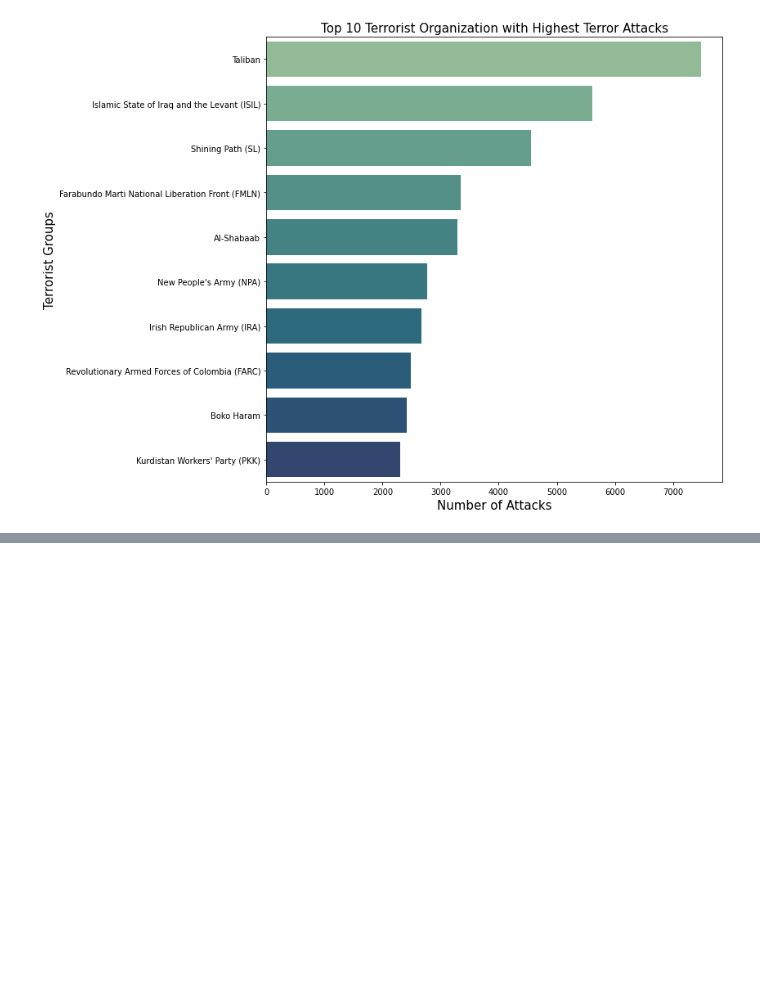
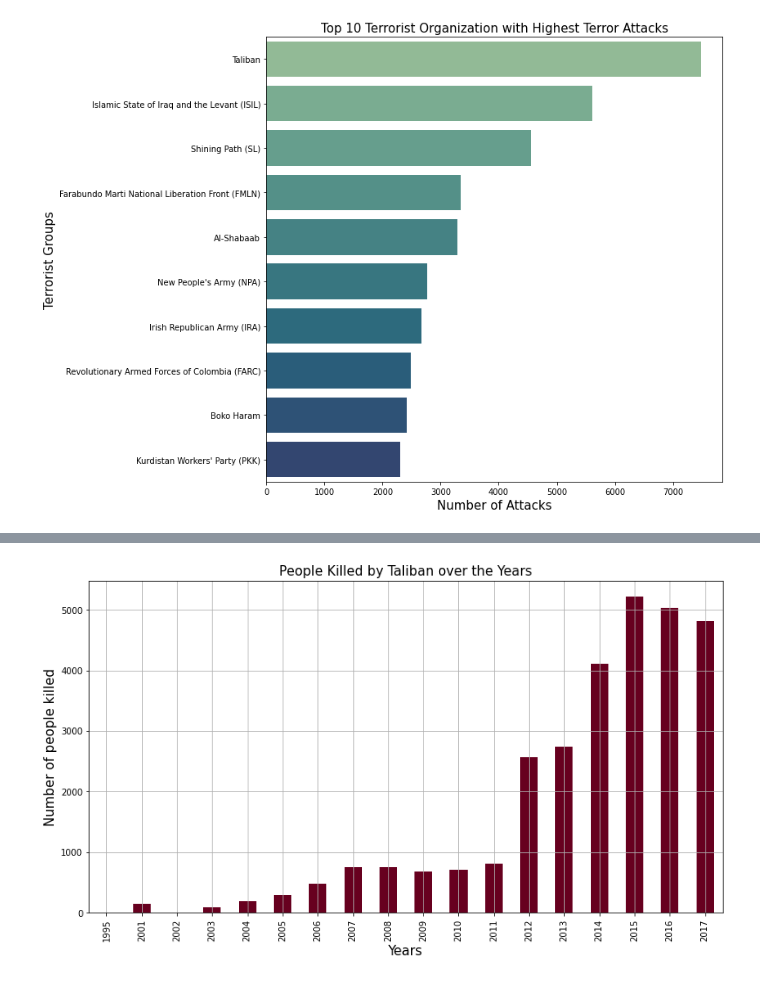
Before and after one commit to Sharaffin/EDA-GlobalTerrorismAnalysis, a Jupyter notebook: Copy_of_Global_Terrorism_Analysis_sharaffin_Capstone_Project.ipynb, the cells around one changed output, grey strips where cells are left out. Saved outputs shown, nothing was run; the diff lists cells and outputs as text; code cells hidden in the pictures; blank space fills up the shorter version.

```diff
--- a/Copy_of_Global_Terrorism_Analysis_sharaffin_Capstone_Project.ipynb
+++ b/Copy_of_Global_Terrorism_Analysis_sharaffin_Capstone_Project.ipynb
@@ -440,0 +486,11 @@ plt.show()
+# %%
+plt.figure(figsize=(13,7))
+dt_tal.groupby(['Year'])['Killed'].sum().plot(kind='bar',colormap='RdBu')
+plt.title('People Killed by Taliban over the Years',fontsize=15)
+plt.xlabel('Years',fontsize=15)
+plt.ylabel('Number of people killed',fontsize=15)
+plt.xticks(rotation=90)
+plt.grid()
+plt.show()
+# %% [output]
+[figure, added]
```
Also changed, not shown: parts of 34 cells of this notebook.
